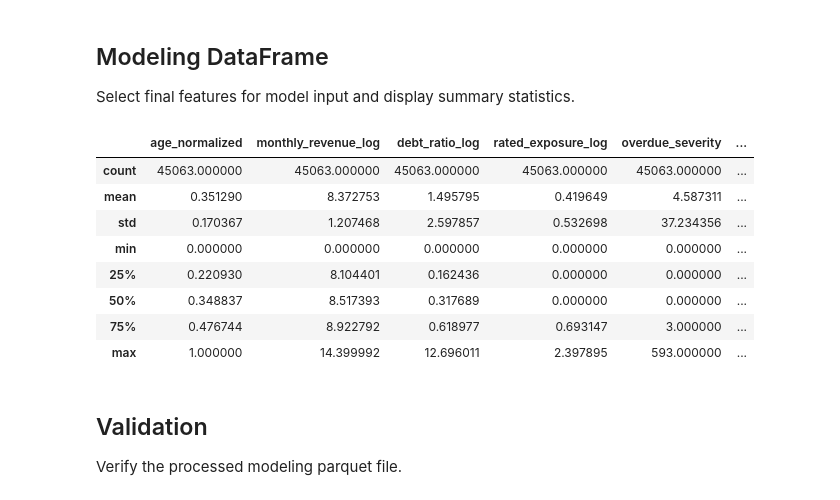
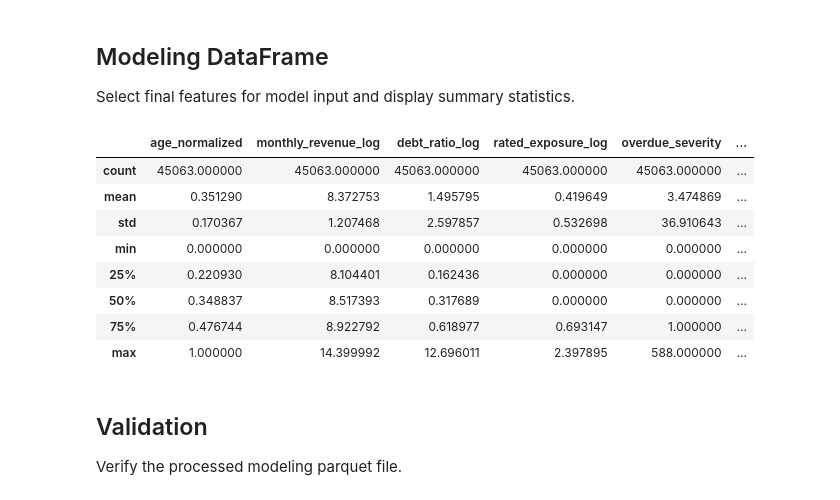
Before and after one commit to PESIII23/real-time-credit-risk-simulation, a Jupyter notebook: src/notebooks/credit_risk_analysis.ipynb, the cells around one changed output. Cells and saved outputs as stored; diff of their text form; code cells hidden in the pictures.

```diff
--- a/src/notebooks/credit_risk_analysis.ipynb
+++ b/src/notebooks/credit_risk_analysis.ipynb
@@ -238,9 +240,8 @@ sns.histplot(df['rated_exposure_log'])
 low = 1
 med = 2
 high = 3
-critical = 5
 
-df['overdue_severity'] = (df['overdue_30_59_days'] * low) + (df['overdue_60_89_days'] * med) + (df['overdue_90_plus_days'] * high) + (df['serious_delinquencies_past_2_years'] * critical)
+df['overdue_severity'] = (df['overdue_30_59_days'] * low) + (df['overdue_60_89_days'] * med) + (df['overdue_90_plus_days'] * high)
 
 """Log Transform Distribution"""
 df['overdue_severity_log'] = np.log1p(df['overdue_severity'])
@@ -361,31 +362,32 @@ Select final features for model input and display summary statistics.
 # %%
 modeling_df = df[[
     'age_normalized',
     'monthly_revenue_log',
     'debt_ratio_log',
     'rated_exposure_log',
     'overdue_severity',
     'revenue_missing',
     'debt_ratio_missing',
     'rated_exposure_missing',
     'revenue_outlier',
     'debt_ratio_outlier',
     'rated_exposure_outlier',
     'overdue_severity_outlier',
-    'business_scale'
+    'business_scale',
+    'serious_delinquencies_past_2_years',
 ]]
 
 modeling_df.describe()
 # %% [output]
 |  | age_normalized | monthly_revenue_log | debt_ratio_log | rated_exposure_log | overdue_severity | ... |
 | count | 45063.000000 | 45063.000000 | 45063.000000 | 45063.000000 | 45063.000000 | ... |
-| mean | 0.351290 | 8.372753 | 1.495795 | 0.419649 | 4.587311 | ... |
-| std | 0.170367 | 1.207468 | 2.597857 | 0.532698 | 37.234356 | ... |
+| mean | 0.351290 | 8.372753 | 1.495795 | 0.419649 | 3.474869 | ... |
+| std | 0.170367 | 1.207468 | 2.597857 | 0.532698 | 36.910643 | ... |
 | min | 0.000000 | 0.000000 | 0.000000 | 0.000000 | 0.000000 | ... |
 | 25% | 0.220930 | 8.104401 | 0.162436 | 0.000000 | 0.000000 | ... |
 | 50% | 0.348837 | 8.517393 | 0.317689 | 0.000000 | 0.000000 | ... |
-| 75% | 0.476744 | 8.922792 | 0.618977 | 0.693147 | 3.000000 | ... |
-| max | 1.000000 | 14.399992 | 12.696011 | 2.397895 | 593.000000 | ... |
+| 75% | 0.476744 | 8.922792 | 0.618977 | 0.693147 | 1.000000 | ... |
+| max | 1.000000 | 14.399992 | 12.696011 | 2.397895 | 588.000000 | ... |
 # %% [markdown]
 ## Validation
 Verify the processed modeling parquet file.
```
Also changed, not shown: parts of 7 cells of this notebook.
